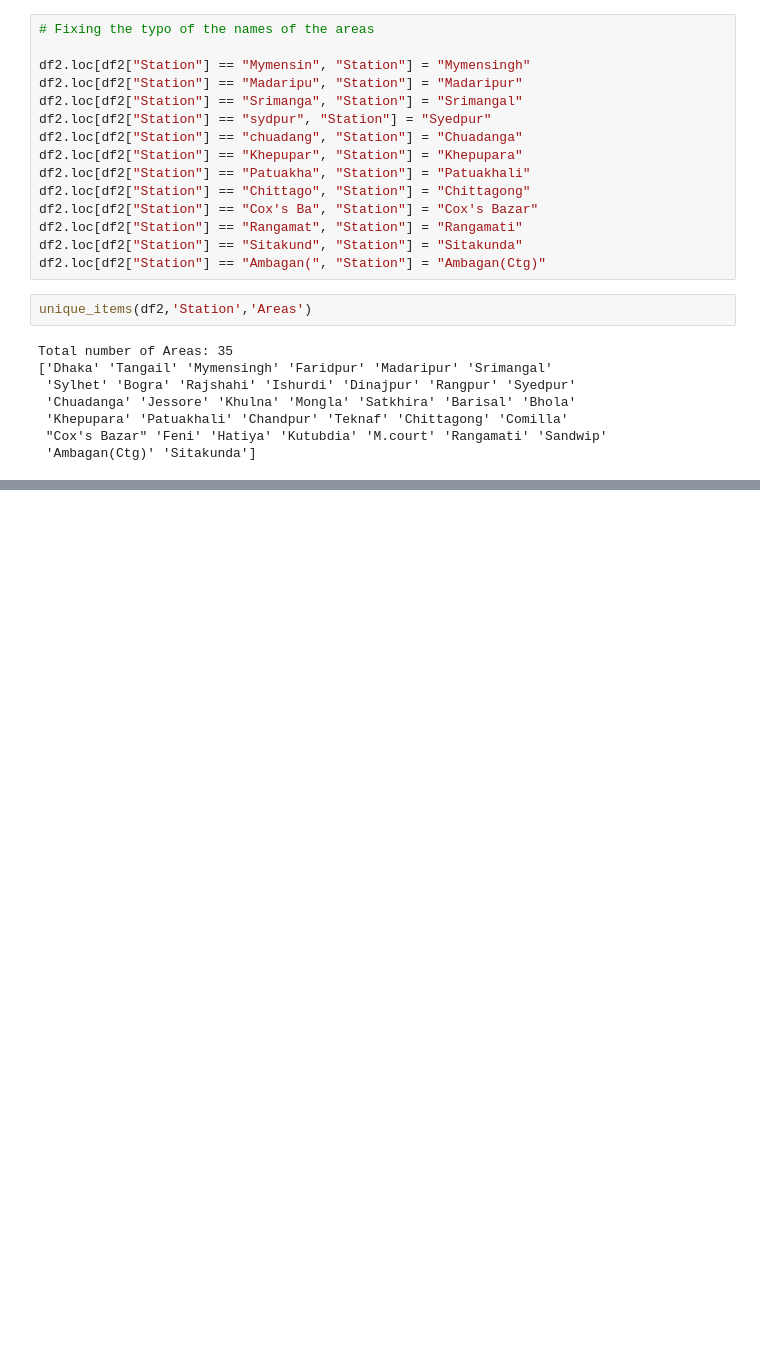
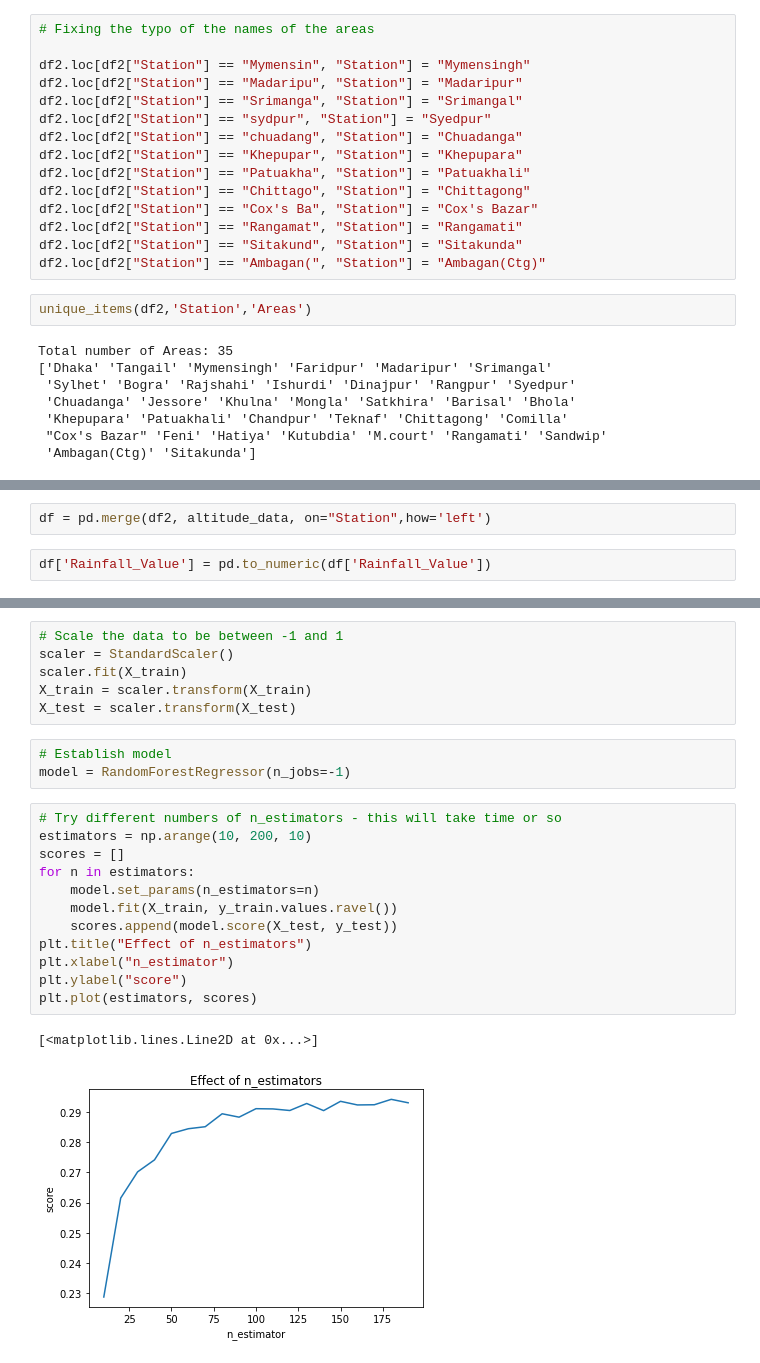
Before and after one commit to dstushar7/rainfall-prediction, a Jupyter notebook: rainfall and altitude.ipynb, the cells around one changed output, grey strips where cells are left out. Cells and saved outputs as stored; diff of their text form; blank space fills up the shorter version.

```diff
--- a/rainfall and altitude.ipynb
+++ b/rainfall and altitude.ipynb
@@ -210,0 +286,4 @@ Total number of Areas: 35
+# %%
+df = pd.merge(df2, altitude_data, on="Station",how='left')
+# %%
+df['Rainfall_Value'] = pd.to_numeric(df['Rainfall_Value'])
@@ -210,0 +320,24 @@ Total number of Areas: 35
+# %%
+# Scale the data to be between -1 and 1
+scaler = StandardScaler()
+scaler.fit(X_train)
+X_train = scaler.transform(X_train)
+X_test = scaler.transform(X_test)
+# %%
+# Establish model
+model = RandomForestRegressor(n_jobs=-1)
+# %%
+# Try different numbers of n_estimators - this will take time or so
+estimators = np.arange(10, 200, 10)
+scores = []
+for n in estimators:
+    model.set_params(n_estimators=n)
+    model.fit(X_train, y_train.values.ravel())
+    scores.append(model.score(X_test, y_test))
+plt.title("Effect of n_estimators")
+plt.xlabel("n_estimator")
+plt.ylabel("score")
+plt.plot(estimators, scores)
+# %% [output]
+[<matplotlib.lines.Line2D at 0x...>]
+[figure, added]
```
Also changed, not shown: parts of 22 cells of this notebook, 1 other file.
